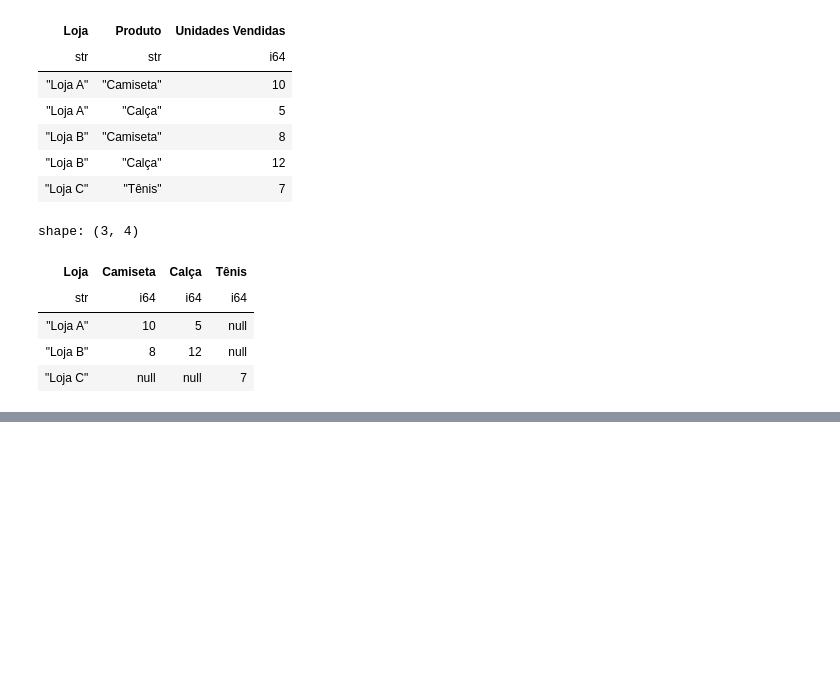
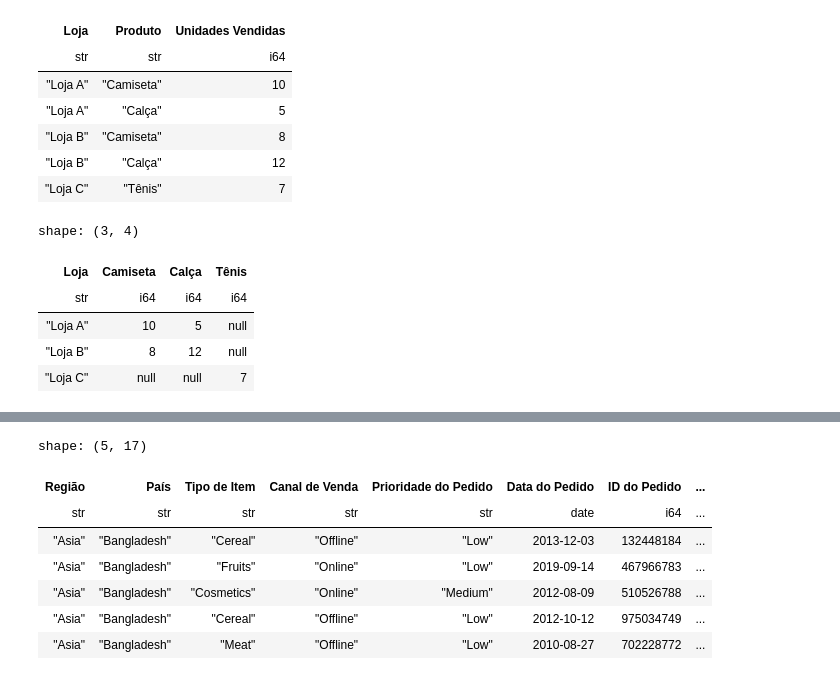
Before and after one commit to daniellcferreira/polars_data_analysis, a Jupyter notebook: polars_data.ipynb, the cells around one changed output, grey strips where cells are left out. Saved outputs shown, nothing was run; the diff lists cells and outputs as text; code cells hidden in the pictures; blank space fills up the shorter version.

Commit message:
feat: adicionar salvamento e particionamento de dados

```diff
--- a/polars_data.ipynb
+++ b/polars_data.ipynb
@@ -722,0 +751,14 @@ shape: (5, 3)
+# %%
+# Carregando os dados particionados de volta.
+df_particionado_carregado = pl.read_parquet("data/hive_arquivos", hive_partitioning=True)
+# %%
+df_particionado_carregado.head()
+# %% [output]
+shape: (5, 17)
+| Região | País | Tipo de Item | Canal de Venda | Prioridade do Pedido | Data do Pedido | ID do Pedido | ... |
+| str | str | str | str | str | date | i64 | ... |
+| "Asia" | "Bangladesh" | "Cereal" | "Offline" | "Low" | 2013-12-03 | 132448184 | ... |
+| "Asia" | "Bangladesh" | "Fruits" | "Online" | "Low" | 2019-09-14 | 467966783 | ... |
+| "Asia" | "Bangladesh" | "Cosmetics" | "Online" | "Medium" | 2012-08-09 | 510526788 | ... |
+| "Asia" | "Bangladesh" | "Cereal" | "Offline" | "Low" | 2012-10-12 | 975034749 | ... |
+| "Asia" | "Bangladesh" | "Meat" | "Offline" | "Low" | 2010-08-27 | 702228772 | ... |
```
Also changed, not shown: parts of 25 cells of this notebook.
